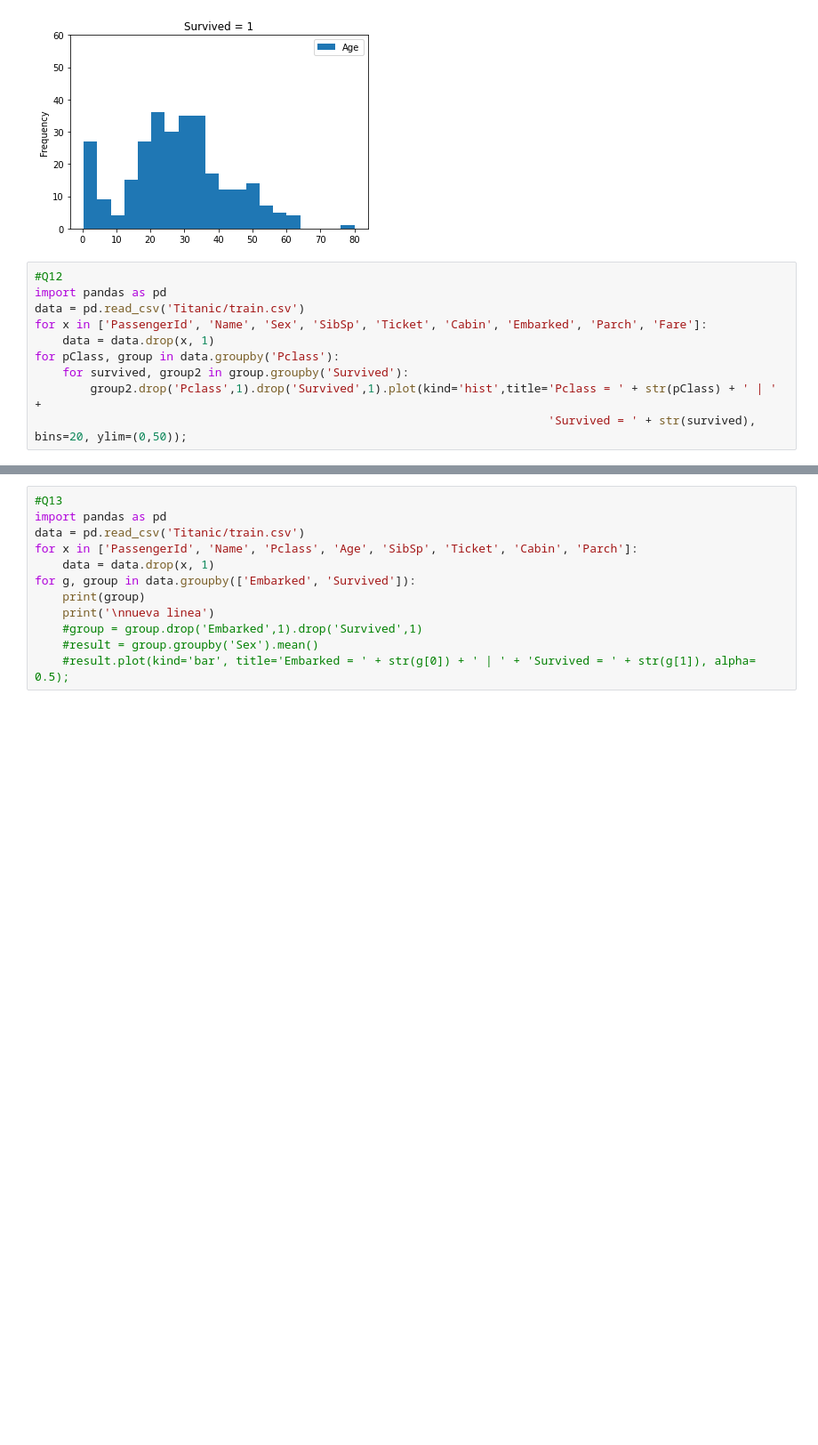
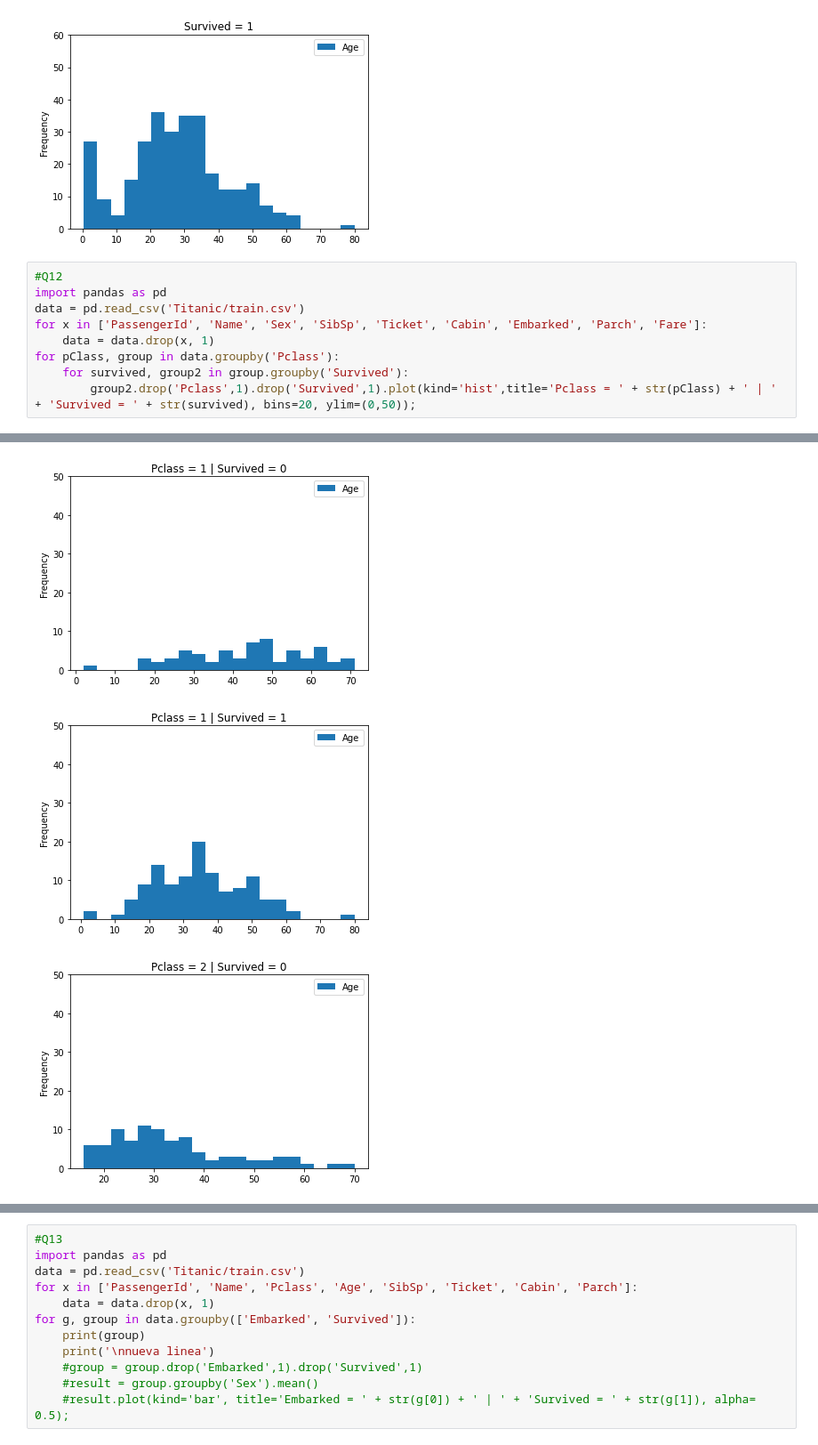
Before and after one commit to lumalav/CAP5610, a Jupyter notebook: HW1/HW1.ipynb, the cells around one changed output, grey strips where cells are left out. Shown: that part at 89% size. Saved outputs shown, nothing was run; the diff lists cells and outputs as text; blank space fills up the shorter version.

```diff
--- a/HW1/HW1.ipynb
+++ b/HW1/HW1.ipynb
@@ -108,6 +108,5 @@ for x in ['PassengerId', 'Name', 'Sex', 'SibSp', 'Ticket', 'Cabin', 'Embarked',
     data = data.drop(x, 1)
 for pClass, group in data.groupby('Pclass'):
     for survived, group2 in group.groupby('Survived'):
-        group2.drop('Pclass',1).drop('Survived',1).plot(kind='hist',title='Pclass = ' + str(pClass) + ' | ' +
-                                                                          'Survived = ' + str(survived), bins=20, ylim=(0,50));
+        group2.drop('Pclass',1).drop('Survived',1).plot(kind='hist',title='Pclass = ' + str(pClass) + ' | ' + 'Survived = ' + str(survived), bins=20, ylim=(0,50));
 # %% [output]
@@ -114,0 +113,3 @@ SyntaxError: invalid syntax (<ipython-input-283-f850a273a6ee>, line 9)
+[figure, added]
+[figure, added]
+[figure, added]
```
Also changed, not shown: parts of 1 cell of this notebook.
